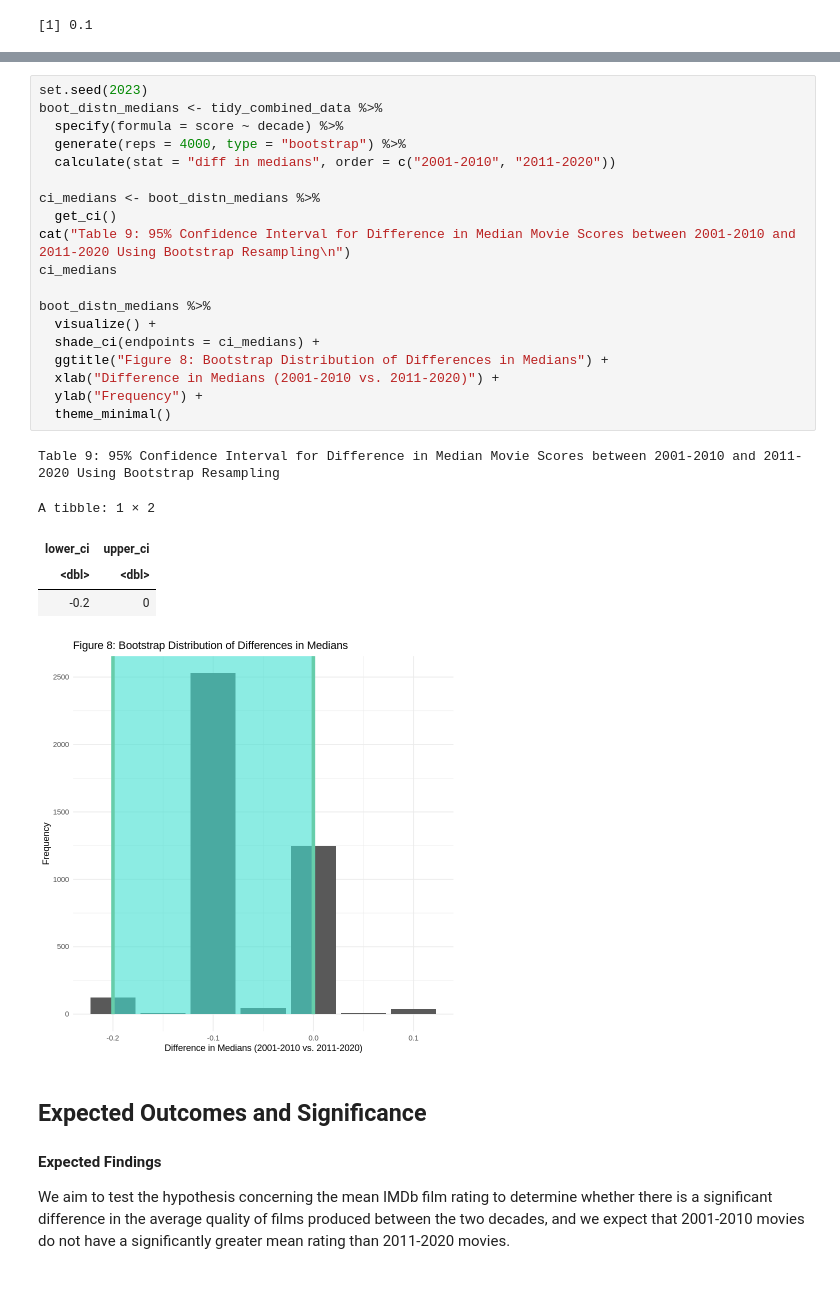
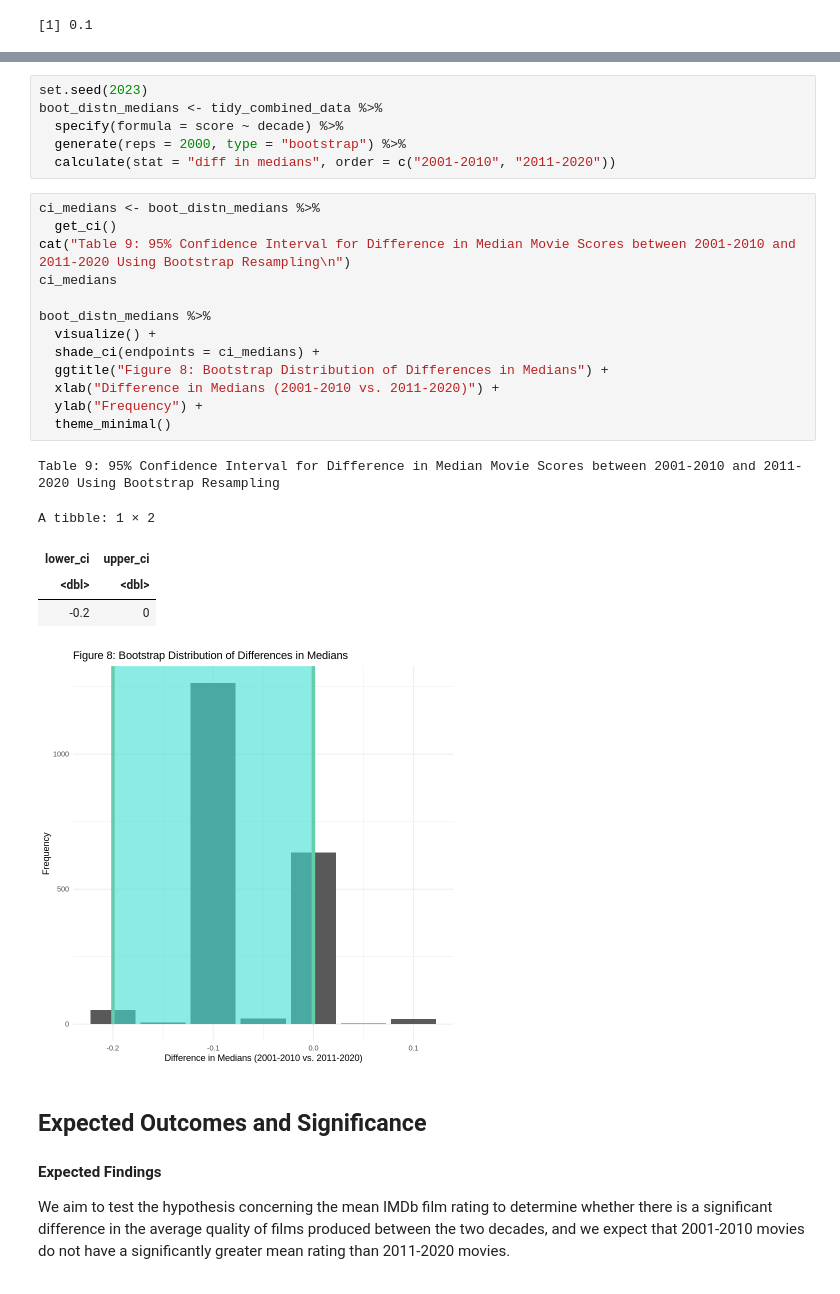
Before and after one commit to jessieshengyj/stat201, a Jupyter notebook: Proposal.ipynb, the cells around one changed output, grey strips where cells are left out. Cells and saved outputs as stored; diff of their text form.

```diff
--- a/Proposal.ipynb
+++ b/Proposal.ipynb
@@ -422,29 +426,29 @@ A tibble: 1 × 1
+# %%
+set.seed(2023)
+boot_distn_medians <- tidy_combined_data %>%
+  specify(formula = score ~ decade) %>%
+  generate(reps = 2000, type = "bootstrap") %>%
+  calculate(stat = "diff in medians", order = c("2001-2010", "2011-2020"))
 # %%
-set.seed(2023)
-boot_distn_medians <- tidy_combined_data %>%
-  specify(formula = score ~ decade) %>%
-  generate(reps = 4000, type = "bootstrap") %>%
-  calculate(stat = "diff in medians", order = c("2001-2010", "2011-2020"))
-
 ci_medians <- boot_distn_medians %>%
   get_ci()
 cat("Table 9: 95% Confidence Interval for Difference in Median Movie Scores between 2001-2010 and 2011-2020 Using Bootstrap Resampling\n")
 ci_medians
 
 boot_distn_medians %>%
   visualize() +
   shade_ci(endpoints = ci_medians) +
   ggtitle("Figure 8: Bootstrap Distribution of Differences in Medians") +
   xlab("Difference in Medians (2001-2010 vs. 2011-2020)") +
   ylab("Frequency") +
   theme_minimal()
 # %% [output]
 Table 9: 95% Confidence Interval for Difference in Median Movie Scores between 2001-2010 and 2011-2020 Using Bootstrap Resampling
 A tibble: 1 × 2
 | lower_ci | upper_ci |
 | <dbl> | <dbl> |
 | -0.2 | 0 |
-[figure, old version]
+[figure, new version]
 # %% [markdown]
 ## **Expected Outcomes and Significance**
 
```
Also changed, not shown: parts of 10 cells of this notebook.
